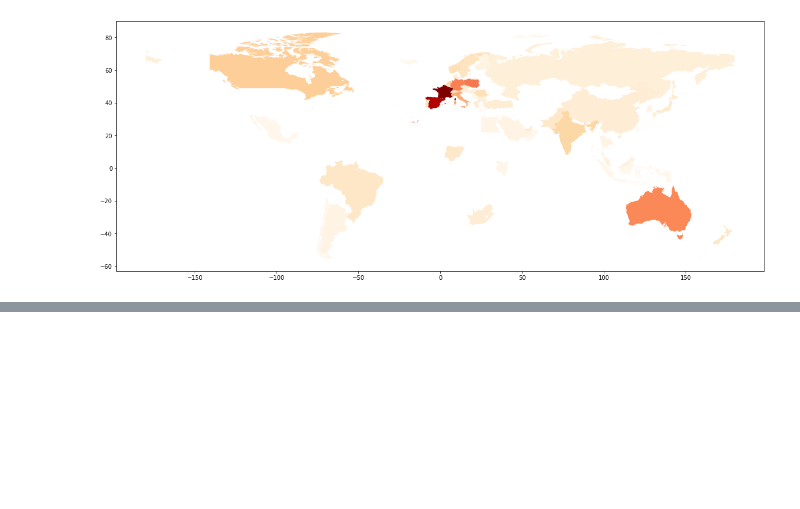
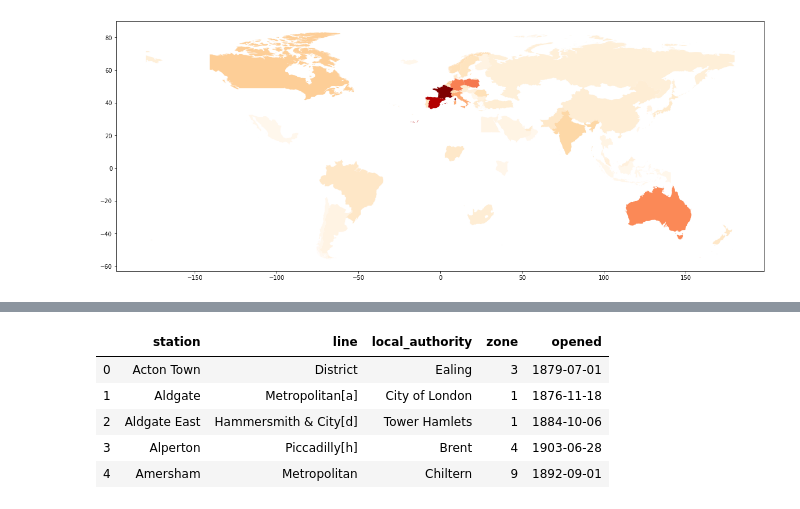
Before and after one commit to jlavileze/citadel-datathon-2020, a Jupyter notebook: eda/london/london_EDA.ipynb, the cells around one changed output, grey strips where cells are left out. Saved outputs shown, nothing was run; the diff lists cells and outputs as text; code cells hidden in the pictures; blank space fills up the shorter version.

```diff
--- a/eda/london/london_EDA.ipynb
+++ b/eda/london/london_EDA.ipynb
@@ -128,0 +202,11 @@ UK_visits_2012_Q1_agg_geo.plot(column="nights", cmap="OrRd", figsize=(20,10))
+# %%
+london_underground_st_info = d["london_underground_station_info"]
+# %%
+london_underground_st_info.head()
+# %% [output]
+|  | station | line | local_authority | zone | opened |
+| 0 | Acton Town | District | Ealing | 3 | 1879-07-01 |
+| 1 | Aldgate | Metropolitan[a] | City of London | 1 | 1876-11-18 |
+| 2 | Aldgate East | Hammersmith & City[d] | Tower Hamlets | 1 | 1884-10-06 |
+| 3 | Alperton | Piccadilly[h] | Brent | 4 | 1903-06-28 |
+| 4 | Amersham | Metropolitan | Chiltern | 9 | 1892-09-01 |
```
Also changed, not shown: parts of 9 cells of this notebook, 2 other files.
